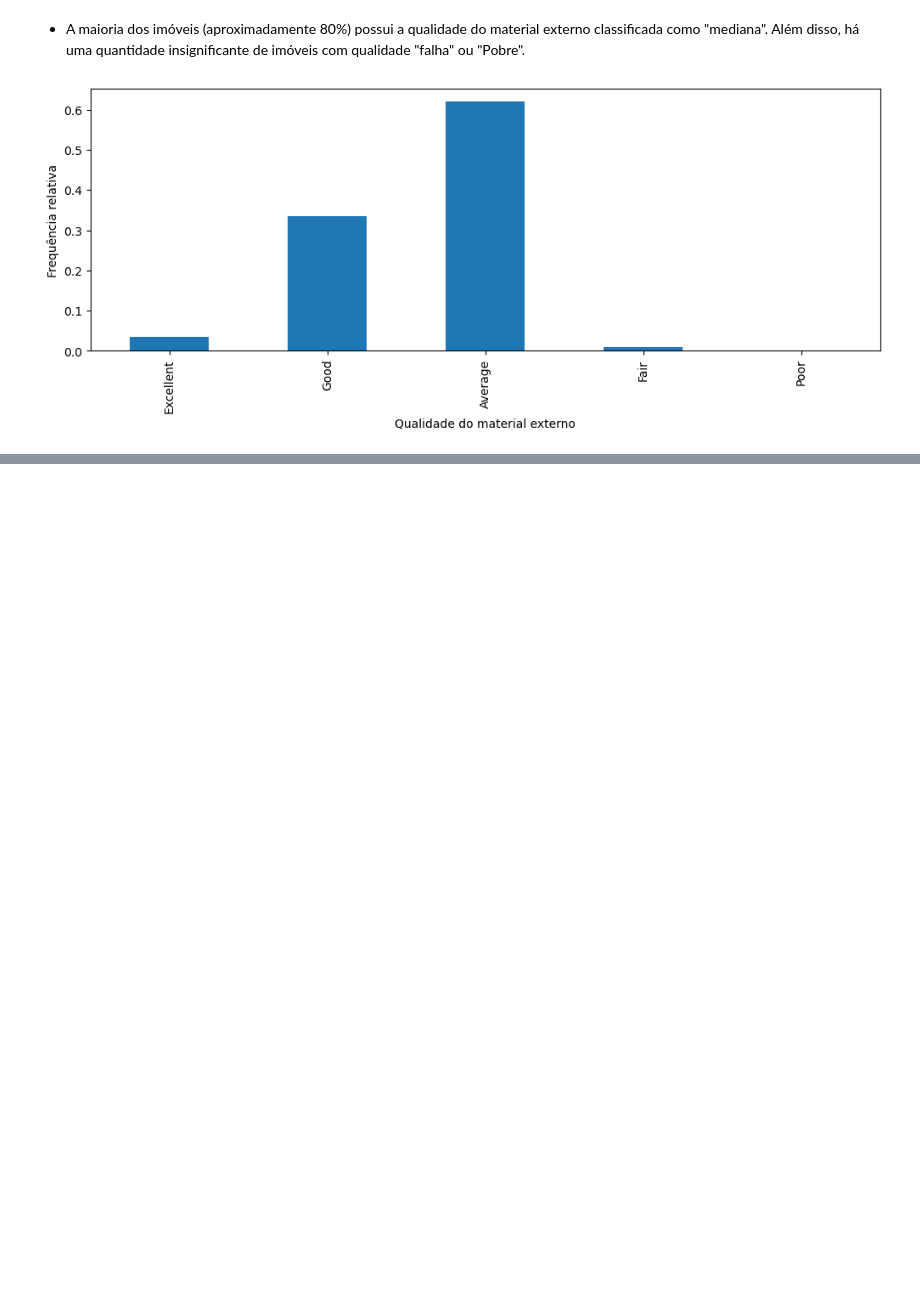
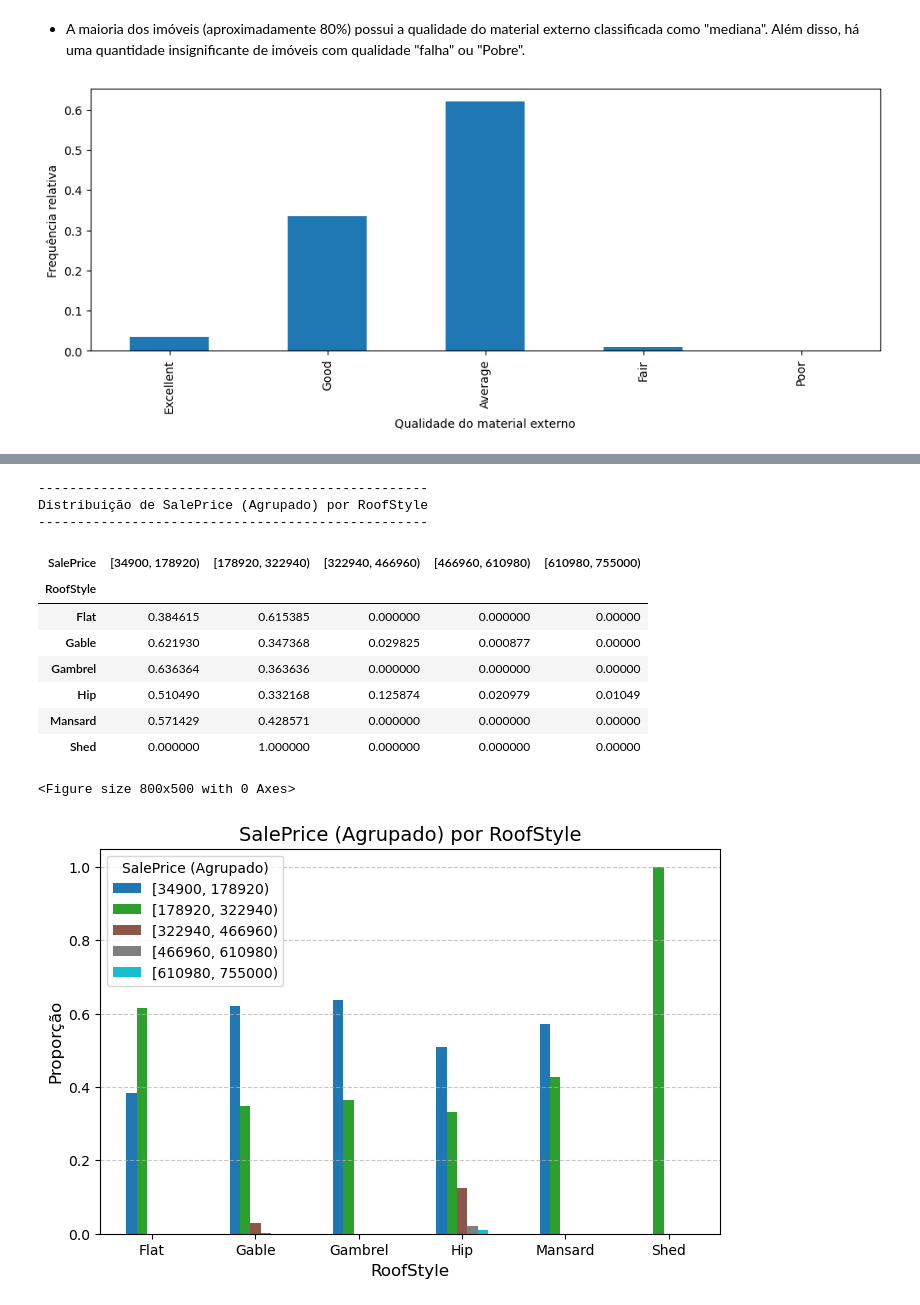
Before and after one commit to Cauaxavier/projeto-ti, a Jupyter notebook: main.ipynb, the cells around one changed output, grey strips where cells are left out. Saved outputs shown, nothing was run; the diff lists cells and outputs as text; code cells hidden in the pictures; blank space fills up the shorter version.

Commit message:
graficos bivariados, medidas de posição e medidas de dispersão

```diff
--- a/main.ipynb
+++ b/main.ipynb
@@ -279,0 +411,16 @@ graficoQualitativoOrdinal(dadosTreino, "ExterQual", "Qualidade do material exter
+# %%
+graficoBivariado(dadosTreino, "RoofStyle", "SalePrice")
+# %% [output]
+--------------------------------------------------
+Distribuição de SalePrice (Agrupado) por RoofStyle
+--------------------------------------------------
+| SalePrice | [34900, 178920) | [178920, 322940) | [322940, 466960) | [466960, 610980) | [610980, 755000) |
+| RoofStyle |  |  |  |  |  |
+| Flat | 0.384615 | 0.615385 | 0.000000 | 0.000000 | 0.00000 |
+| Gable | 0.621930 | 0.347368 | 0.029825 | 0.000877 | 0.00000 |
+| Gambrel | 0.636364 | 0.363636 | 0.000000 | 0.000000 | 0.00000 |
+| Hip | 0.510490 | 0.332168 | 0.125874 | 0.020979 | 0.01049 |
+| Mansard | 0.571429 | 0.428571 | 0.000000 | 0.000000 | 0.00000 |
+| Shed | 0.000000 | 1.000000 | 0.000000 | 0.000000 | 0.00000 |
+<Figure size 800x500 with 0 Axes>
+[figure, added]
```
Also changed, not shown: parts of 16 cells of this notebook.
